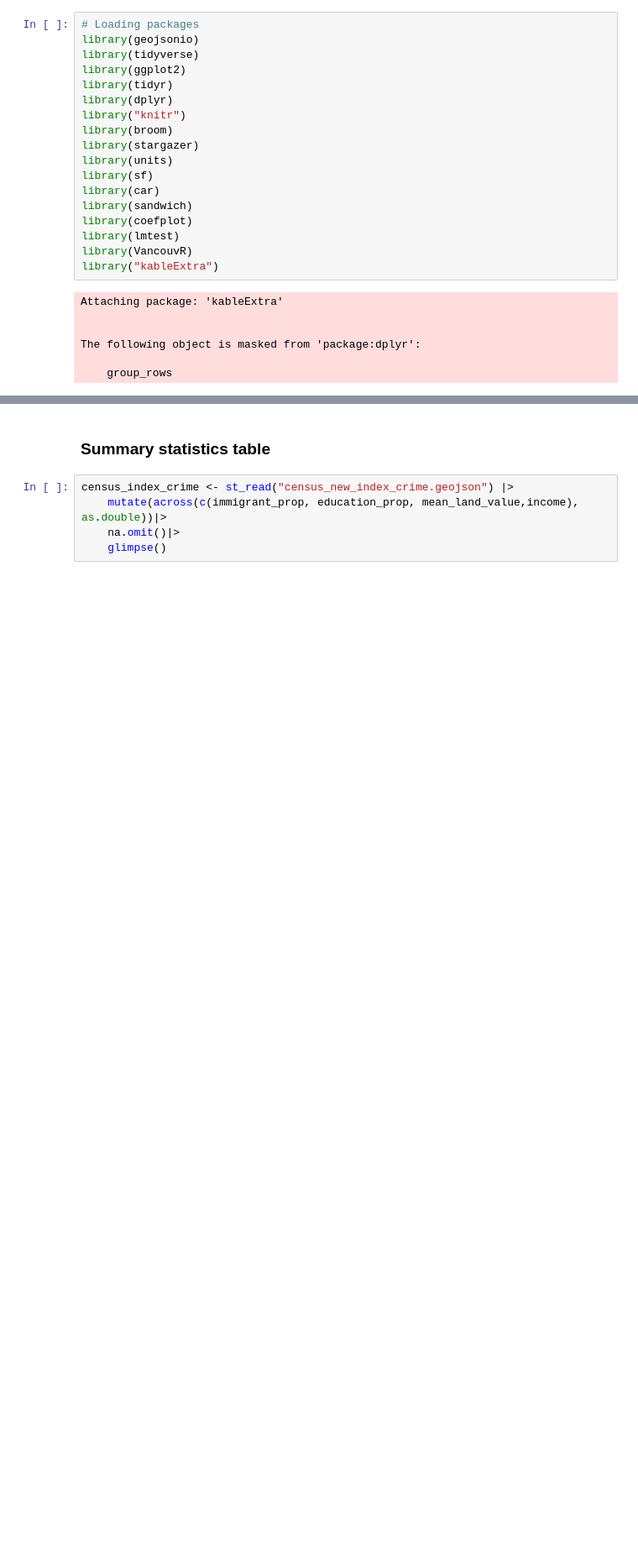
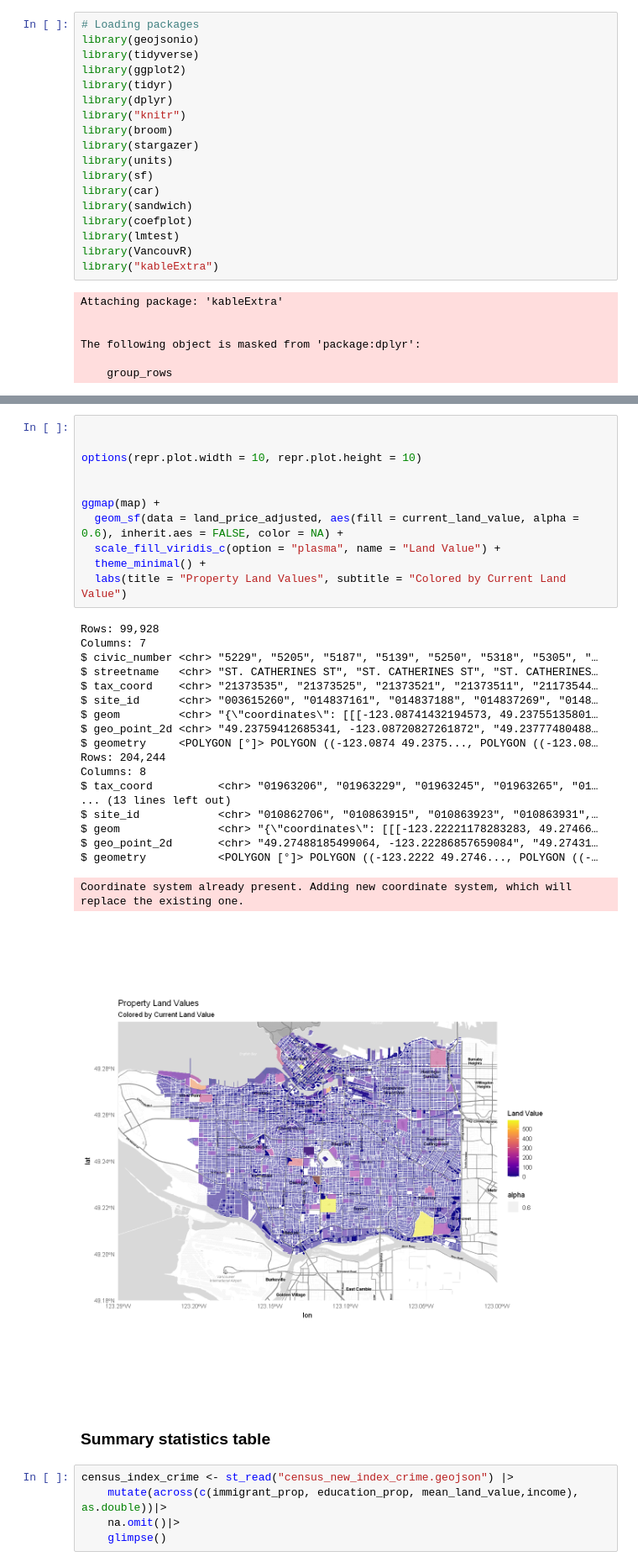
Before and after one commit to Irene-Berezin/econ326, a Jupyter notebook: project_workbook.ipynb, the cells around one changed output, grey strips where cells are left out. Shown at 84% size. Saved outputs shown, nothing was run; the diff lists cells and outputs as text; blank space fills up the shorter version.

```diff
--- a/project_workbook.ipynb
+++ b/project_workbook.ipynb
@@ -49,3 +339,35 @@ The following object is masked from 'package:dplyr':
+# %%
+
+
+options(repr.plot.width = 10, repr.plot.height = 10)
+
+
+ggmap(map) +
+  geom_sf(data = land_price_adjusted, aes(fill = current_land_value, alpha = 0.6), inherit.aes = FALSE, color = NA) +
+  scale_fill_viridis_c(option = "plasma", name = "Land Value") +
+  theme_minimal() +
+  labs(title = "Property Land Values", subtitle = "Colored by Current Land Value")
+# %% [output]
+Rows: 99,928
+Columns: 7
+$ civic_number <chr> "5229", "5205", "5187", "5139", "5250", "5318", "5305", "…
+$ streetname   <chr> "ST. CATHERINES ST", "ST. CATHERINES ST", "ST. CATHERINES…
+$ tax_coord    <chr> "21373535", "21373525", "21373521", "21373511", "21173544…
+$ site_id      <chr> "003615260", "014837161", "014837188", "014837269", "0148…
+$ geom         <chr> "{\"coordinates\": [[[-123.08741432194573, 49.23755135801…
+$ geo_point_2d <chr> "49.23759412685341, -123.08720827261872", "49.23777480488…
+$ geometry     <POLYGON [°]> POLYGON ((-123.0874 49.2375..., POLYGON ((-123.08…
+Rows: 204,244
+Columns: 8
+$ tax_coord          <chr> "01963206", "01963229", "01963245", "01963265", "01…
+... (13 lines left out)
+$ site_id            <chr> "010862706", "010863915", "010863923", "010863931",…
+$ geom               <chr> "{\"coordinates\": [[[-123.22221178283283, 49.27466…
+$ geo_point_2d       <chr> "49.27488185499064, -123.22286857659084", "49.27431…
+$ geometry           <POLYGON [°]> POLYGON ((-123.2222 49.2746..., POLYGON ((-…
+Coordinate system already present. Adding new coordinate system, which will
+replace the existing one.
+[figure, added]
 # %% [markdown]
 ### Summary statistics table
 # %%
```
Also changed, not shown: parts of 8 cells of this notebook.
